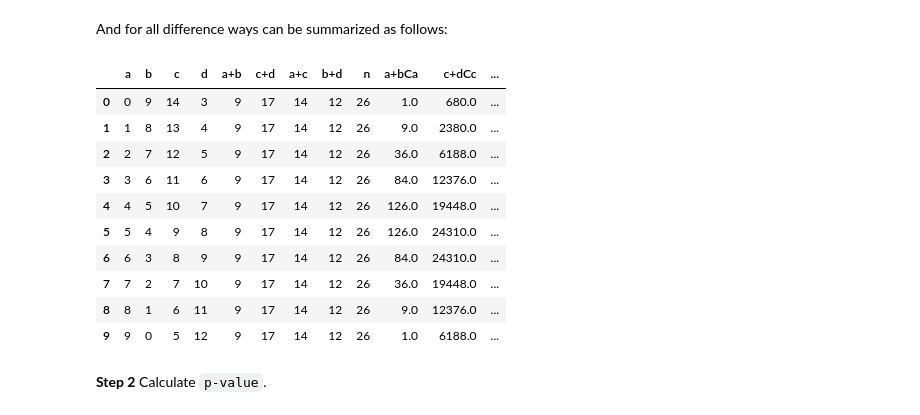
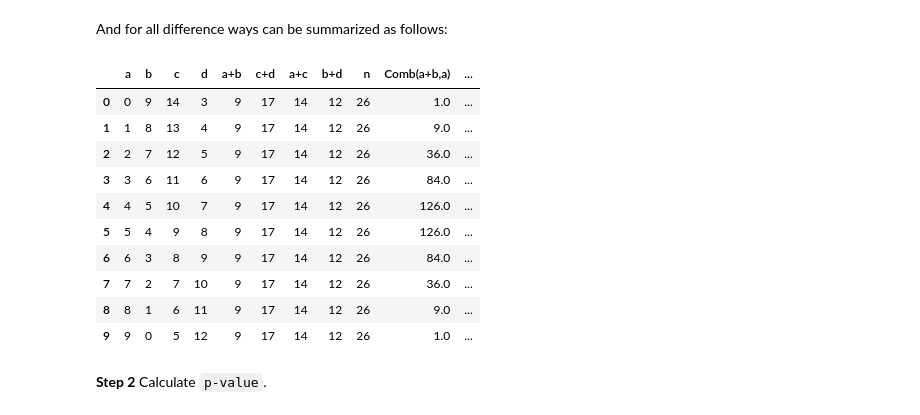
Before and after one commit to Innopolis-University-Adv-Statistics/Interactive-Statistics-Notebooks, a Jupyter notebook: Fisher's_Exact_Test.ipynb, the cells around one changed output. Cells and saved outputs as stored; diff of their text form; code cells hidden in the pictures.

```diff
--- a/Fisher's_Exact_Test.ipynb
+++ b/Fisher's_Exact_Test.ipynb
@@ -152,36 +172,38 @@ Females           14          3
 # %% [markdown]
 And for all difference ways can be summarized as follows:
 # %%
-df3 = pd.DataFrame({'a': range(0, 10, 1),
-                    'b': range(9, -1, -1),
-                    'c': range(14, 4, -1),
-                    'd': range(3, 13, 1)})
-
-df4 = pd.concat([df3, pd.DataFrame({'a+b': df3.a + df3.b,
-                                    'c+d': df3.c + df3.d,
-                                    'a+c': df3.a + df3.c,
-                                    'b+d': df3.b + df3.d,
-                                    'n': df3.a + df3.b + df3.c + df3.d})], axis=1)
-
-df5 = pd.concat([df4, pd.DataFrame({'a+bCa': scipy.special.comb(df4['a+b'], df3.a),
-                                    'c+dCc': scipy.special.comb(df4['c+d'], df3.c),
-                                    'nCa+c': scipy.special.comb(df4['n'], df4['a+c'])})], axis=1)
-
-df6 = pd.concat([df5, pd.DataFrame({'p-value': df5['a+bCa'] * df5['c+dCc'] / df5['nCa+c']})], axis=1)
-df7 = pd.concat([df6, pd.DataFrame({'pcutoff≤p': df6['p-value'][1] >= df6['p-value']})], axis=1)
-df7
+# All possible value
+all_data = pd.DataFrame({'a': range(0, 10, 1),
+                         'b': range(9, -1, -1),
+                         'c': range(14, 4, -1),
+                         'd': range(3, 13, 1)})
+# Addition part
+add_part = pd.concat([all_data, pd.DataFrame({'a+b': all_data.a + all_data.b,
+                                              'c+d': all_data.c + all_data.d,
+                                              'a+c': all_data.a + all_data.c,
+                                              'b+d': all_data.b + all_data.d,
+                                              'n': all_data.a + all_data.b + all_data.c + all_data.d})], axis=1)
+# Combination part
+comb_part = pd.concat([add_part, pd.DataFrame({'Comb(a+b,a)': scipy.special.comb(add_part['a+b'], all_data.a),
+                                               'Comb(c+d,c)': scipy.special.comb(add_part['c+d'], all_data.c),
+                                               'Comb(n,a+c)': scipy.special.comb(add_part['n'], add_part['a+c'])})], axis=1)
+# Calculate p-value of each line
+p_value_calc = pd.concat([comb_part, pd.DataFrame({'p-value': comb_part['Comb(a+b,a)'] * comb_part['Comb(c+d,c)'] / comb_part['Comb(n,a+c)']})], axis=1)
+# Compare with p_value of observed data
+p_cutoff = pd.concat([p_value_calc, pd.DataFrame({'p_cutoff≤p': p_value_calc['p-value'][1] >= p_value_calc['p-value']})], axis=1)
+p_cutoff
 # %% [output]
-|  | a | b | c | d | a+b | c+d | a+c | b+d | n | a+bCa | c+dCc | ... |
-| 0 | 0 | 9 | 14 | 3 | 9 | 17 | 14 | 12 | 26 | 1.0 | 680.0 | ... |
-| 1 | 1 | 8 | 13 | 4 | 9 | 17 | 14 | 12 | 26 | 9.0 | 2380.0 | ... |
-| 2 | 2 | 7 | 12 | 5 | 9 | 17 | 14 | 12 | 26 | 36.0 | 6188.0 | ... |
-| 3 | 3 | 6 | 11 | 6 | 9 | 17 | 14 | 12 | 26 | 84.0 | 12376.0 | ... |
-| 4 | 4 | 5 | 10 | 7 | 9 | 17 | 14 | 12 | 26 | 126.0 | 19448.0 | ... |
-| 5 | 5 | 4 | 9 | 8 | 9 | 17 | 14 | 12 | 26 | 126.0 | 24310.0 | ... |
-| 6 | 6 | 3 | 8 | 9 | 9 | 17 | 14 | 12 | 26 | 84.0 | 24310.0 | ... |
-| 7 | 7 | 2 | 7 | 10 | 9 | 17 | 14 | 12 | 26 | 36.0 | 19448.0 | ... |
-| 8 | 8 | 1 | 6 | 11 | 9 | 17 | 14 | 12 | 26 | 9.0 | 12376.0 | ... |
-| 9 | 9 | 0 | 5 | 12 | 9 | 17 | 14 | 12 | 26 | 1.0 | 6188.0 | ... |
+|  | a | b | c | d | a+b | c+d | a+c | b+d | n | Comb(a+b,a) | ... |
+| 0 | 0 | 9 | 14 | 3 | 9 | 17 | 14 | 12 | 26 | 1.0 | ... |
+| 1 | 1 | 8 | 13 | 4 | 9 | 17 | 14 | 12 | 26 | 9.0 | ... |
+| 2 | 2 | 7 | 12 | 5 | 9 | 17 | 14 | 12 | 26 | 36.0 | ... |
+| 3 | 3 | 6 | 11 | 6 | 9 | 17 | 14 | 12 | 26 | 84.0 | ... |
+| 4 | 4 | 5 | 10 | 7 | 9 | 17 | 14 | 12 | 26 | 126.0 | ... |
+| 5 | 5 | 4 | 9 | 8 | 9 | 17 | 14 | 12 | 26 | 126.0 | ... |
+| 6 | 6 | 3 | 8 | 9 | 9 | 17 | 14 | 12 | 26 | 84.0 | ... |
+| 7 | 7 | 2 | 7 | 10 | 9 | 17 | 14 | 12 | 26 | 36.0 | ... |
+| 8 | 8 | 1 | 6 | 11 | 9 | 17 | 14 | 12 | 26 | 9.0 | ... |
+| 9 | 9 | 0 | 5 | 12 | 9 | 17 | 14 | 12 | 26 | 1.0 | ... |
 # %% [markdown]
 **Step 2**
 Calculate `p-value`.
```
Also changed, not shown: parts of 24 cells of this notebook.
